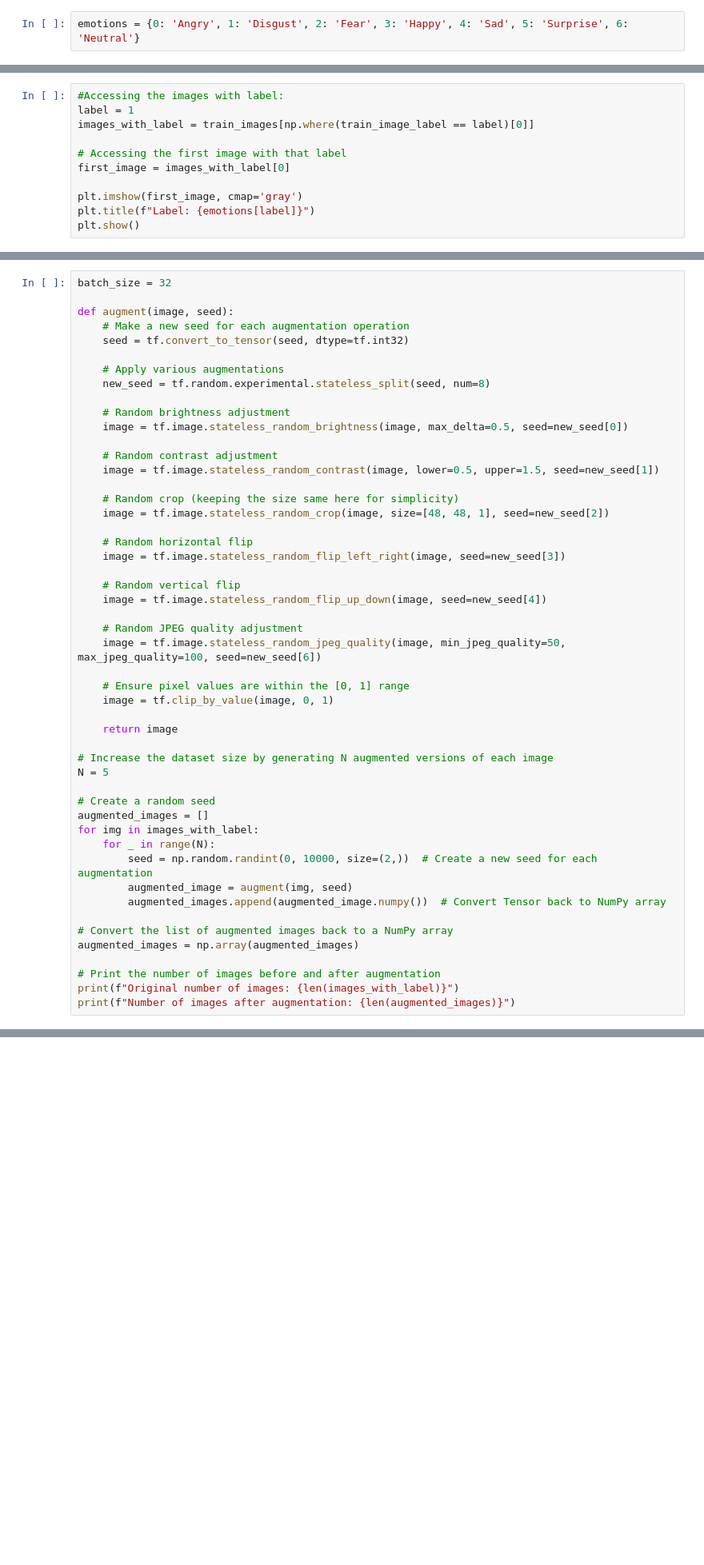
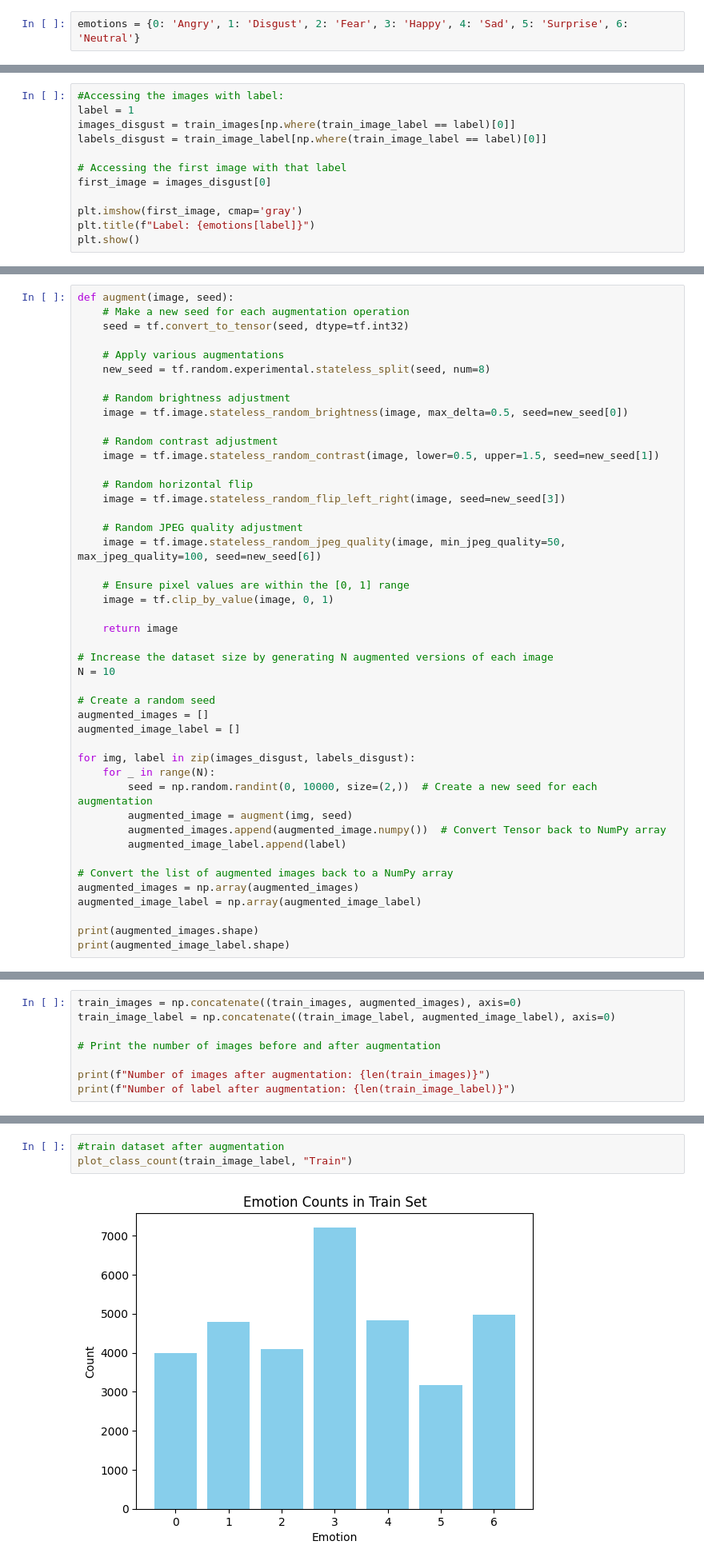
Before and after one commit to Hung369/CDDHMT_Plane_Simulator, a Jupyter notebook: cdxlav-project.ipynb, the cells around one changed output, grey strips where cells are left out. Shown: that part at 80% size. Cells and saved outputs as stored; diff of their text form; blank space fills up the shorter version.

Commit message:
Kaggle Notebook | CDXLAV_Project | Data augment final

```diff
--- a/cdxlav-project.ipynb
+++ b/cdxlav-project.ipynb
@@ -111,10 +111,11 @@ plot_class_count(test_image_label, "Test")
 # %%
 #Accessing the images with label:
 label = 1
-images_with_label = train_images[np.where(train_image_label == label)[0]]
+images_disgust = train_images[np.where(train_image_label == label)[0]]
+labels_disgust = train_image_label[np.where(train_image_label == label)[0]]
 
 # Accessing the first image with that label
-first_image = images_with_label[0]
+first_image = images_disgust[0]
 
 plt.imshow(first_image, cmap='gray')
 plt.title(f"Label: {emotions[label]}")
@@ -124,6 +137,4 @@ plt.show()
 # %%
-batch_size = 32
-
 def augment(image, seed):
     # Make a new seed for each augmentation operation
     seed = tf.convert_to_tensor(seed, dtype=tf.int32)
@@ -137,14 +148,8 @@ def augment(image, seed):
     # Random contrast adjustment
     image = tf.image.stateless_random_contrast(image, lower=0.5, upper=1.5, seed=new_seed[1])
 
-    # Random crop (keeping the size same here for simplicity)
-    image = tf.image.stateless_random_crop(image, size=[48, 48, 1], seed=new_seed[2])
-
     # Random horizontal flip
     image = tf.image.stateless_random_flip_left_right(image, seed=new_seed[3])
-
-    # Random vertical flip
-    image = tf.image.stateless_random_flip_up_down(image, seed=new_seed[4])
 
     # Random JPEG quality adjustment
     image = tf.image.stateless_random_jpeg_quality(image, min_jpeg_quality=50, max_jpeg_quality=100, seed=new_seed[6])
@@ -155,20 +160,23 @@ def augment(image, seed):
     return image
 
 # Increase the dataset size by generating N augmented versions of each image
-N = 5
+N = 10
 
 # Create a random seed
 augmented_images = []
-for img in images_with_label:
+augmented_image_label = []
+
+for img, label in zip(images_disgust, labels_disgust):
     for _ in range(N):
         seed = np.random.randint(0, 10000, size=(2,))  # Create a new seed for each augmentation
         augmented_image = augment(img, seed)
         augmented_images.append(augmented_image.numpy())  # Convert Tensor back to NumPy array
+        augmented_image_label.append(label)
 
 # Convert the list of augmented images back to a NumPy array
 augmented_images = np.array(augmented_images)
+augmented_image_label = np.array(augmented_image_label)
 
-# Print the number of images before and after augmentation
-print(f"Original number of images: {len(images_with_label)}")
-print(f"Number of images after augmentation: {len(augmented_images)}")
+print(augmented_images.shape)
+print(augmented_image_label.shape)
 # %% [output]
@@ -183,0 +191,8 @@ plt.show()
+# %%
+train_images = np.concatenate((train_images, augmented_images), axis=0)
+train_image_label = np.concatenate((train_image_label, augmented_image_label), axis=0)
+
+# Print the number of images before and after augmentation
+
+print(f"Number of images after augmentation: {len(train_images)}")
+print(f"Number of label after augmentation: {len(train_image_label)}")
@@ -183,0 +202,5 @@ plt.show()
+# %%
+#train dataset after augmentation
+plot_class_count(train_image_label, "Train")
+# %% [output]
+[figure, added]
```
Also changed, not shown: parts of 9 cells of this notebook.
